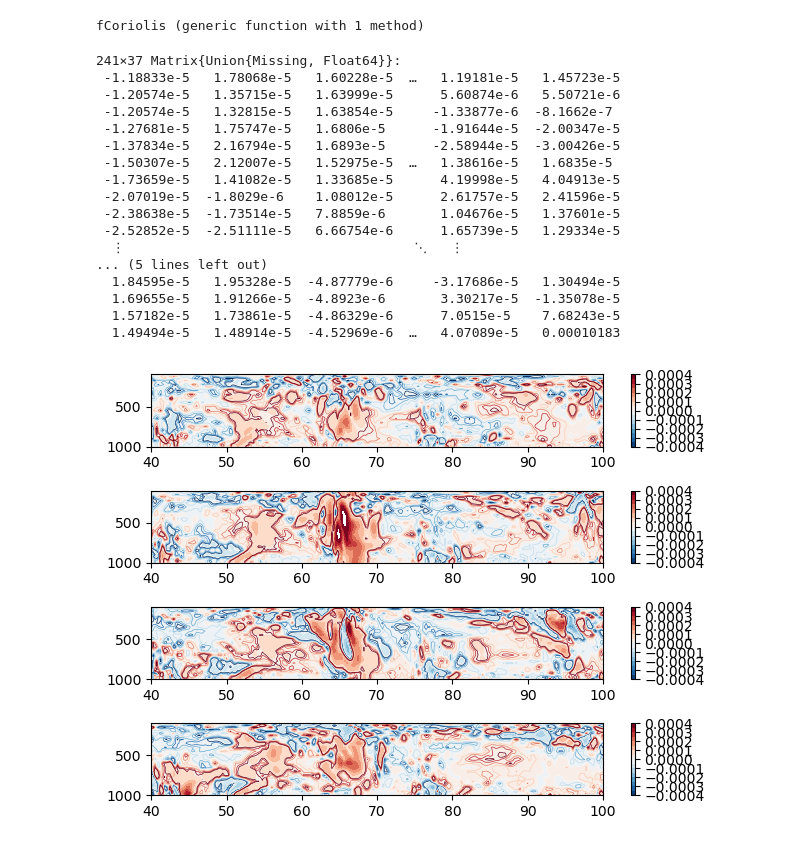
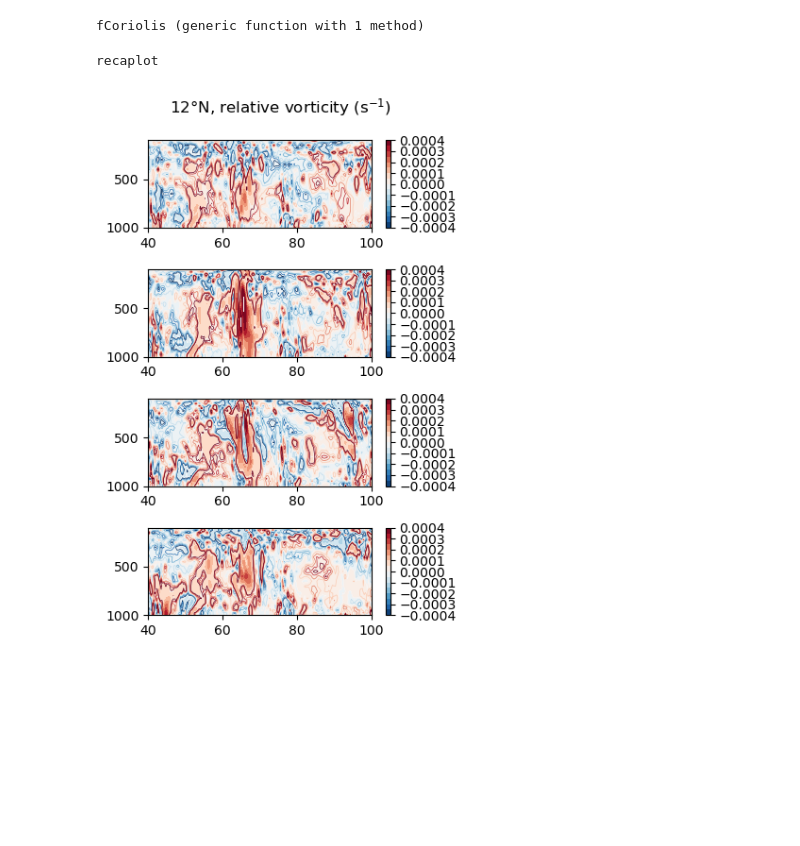
Before and after one commit to deszoeke/ASTRAL-era5, a Jupyter notebook: src/plot_12n.ipynb, the cells around one changed output. Cells and saved outputs as stored; diff of their text form; code cells hidden in the pictures; blank space fills up the shorter version.

```diff
--- a/src/plot_12n.ipynb
+++ b/src/plot_12n.ipynb
@@ -294,59 +293,50 @@ fCoriolis(y) = 2*Ω*sind(y)
 # σ_unst = @. sqrt( Complex(σ_min²) ) # frequency of least stable symmetric mode
 # %% [output]
 fCoriolis (generic function with 1 method)
-# %%
-dtx = DateTime(2023,6,3)
-it = findfirst(dt -> dt>=dtx, ds[:time][:] )
-pd(ds[:vo][:,1,:,it])
-# %% [output]
-241×37 Matrix{Union{Missing, Float64}}:
- -1.18833e-5   1.78068e-5   1.60228e-5  …   1.19181e-5   1.45723e-5
- -1.20574e-5   1.35715e-5   1.63999e-5      5.60874e-6   5.50721e-6
- -1.20574e-5   1.32815e-5   1.63854e-5     -1.33877e-6  -8.1662e-7
- -1.27681e-5   1.75747e-5   1.6806e-5      -1.91644e-5  -2.00347e-5
- -1.37834e-5   2.16794e-5   1.6893e-5      -2.58944e-5  -3.00426e-5
- -1.50307e-5   2.12007e-5   1.52975e-5  …   1.38616e-5   1.6835e-5
- -1.73659e-5   1.41082e-5   1.33685e-5      4.19998e-5   4.04913e-5
- -2.07019e-5  -1.8029e-6    1.08012e-5      2.61757e-5   2.41596e-5
- -2.38638e-5  -1.73514e-5   7.8859e-6       1.04676e-5   1.37601e-5
- -2.52852e-5  -2.51111e-5   6.66754e-6      1.65739e-5   1.29334e-5
-  ⋮                                     ⋱   ⋮
-... (5 lines left out)
-  1.84595e-5   1.95328e-5  -4.87779e-6     -3.17686e-5   1.30494e-5
-  1.69655e-5   1.91266e-5  -4.8923e-6       3.30217e-5  -1.35078e-5
-  1.57182e-5   1.73861e-5  -4.86329e-6      7.0515e-5    7.68243e-5
-  1.49494e-5   1.48914e-5  -4.52969e-6  …   4.07089e-5   0.00010183
+# %%
+"reuse figure handle; reinitiate and resize the figure"
+function recaplot(fig::Symbol; figsize=(4,6))
+    if isdefined(Main, :fig) && isa(:($fig), Figure)
+        fig = :($fig)
+        figvo = figure(fig, figsize=figsize)
+    else
+        figvo = figure(figsize=figsize)
+    end
+    return figvo
+end
+# don't like this metajunk
+# %% [output]
+recaplot
 # %%
 # plot vorticity
 
-clf()
-axs = subplots(4,1)
+figvo = recaplot(:figvo, figsize=(4,6))
+# figvo, axs = subplots(4,1)
 
 iplt = 0
 for dtx in DateTime(2023,6,5):Day(1):DateTime(2023,6,8)
     it = findfirst(dt -> dt>=dtx, ds[:time][:] ) # 2023 June 6
     iplt += 1
 
     subplot(4,1,iplt)
     contourf(ds[:longitude][:], ds[:level][:],
         pd(ds[:vo][:,1,:,it]),
         cmap=ColorMap("RdBu_r"),
         # vmin=-3e-4, vmax=3e-4,
         levels=1e-4*(-4:0.5:4) )
     colorbar()
     contour(ds[:longitude][:], ds[:level][:],
         pd(ds[:vo][:,1,:,it]),
         cmap=ColorMap("RdBu_r"),
         # vmin=-3e-4, vmax=3e-4,
         levels=1e-5*(-4:4),
         linewidths=0.5 )
     ylim([1000,100])
     # xlabel("degrees latitude")
     # ylabel("pressure (hPa)")
-    # title("$(lat)°N, relative vorticity (s"*L"^{-1}"*")")
 end
-
+suptitle("$(lat)°N, relative vorticity (s"*L"^{-1}"*")")
 tight_layout()
-gcf()
+# gcf()
 # %% [output]
-[figure, old version]
+[figure, new version]
```
Also changed, not shown: parts of 20 cells of this notebook, 1 other file.
